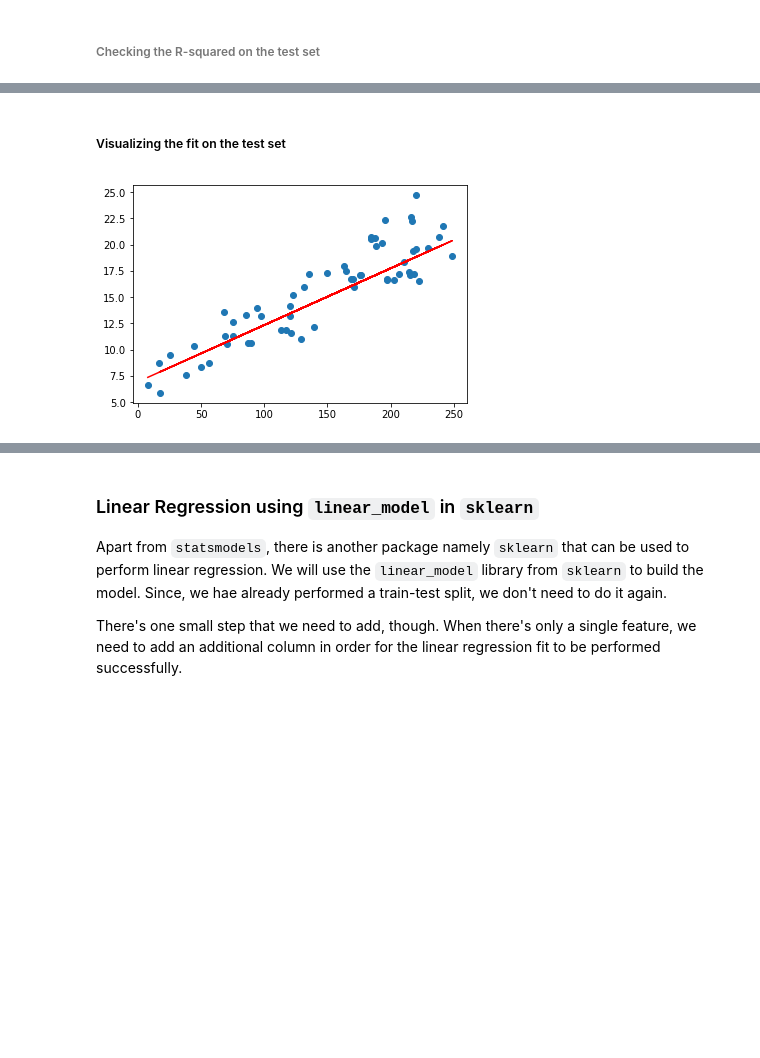
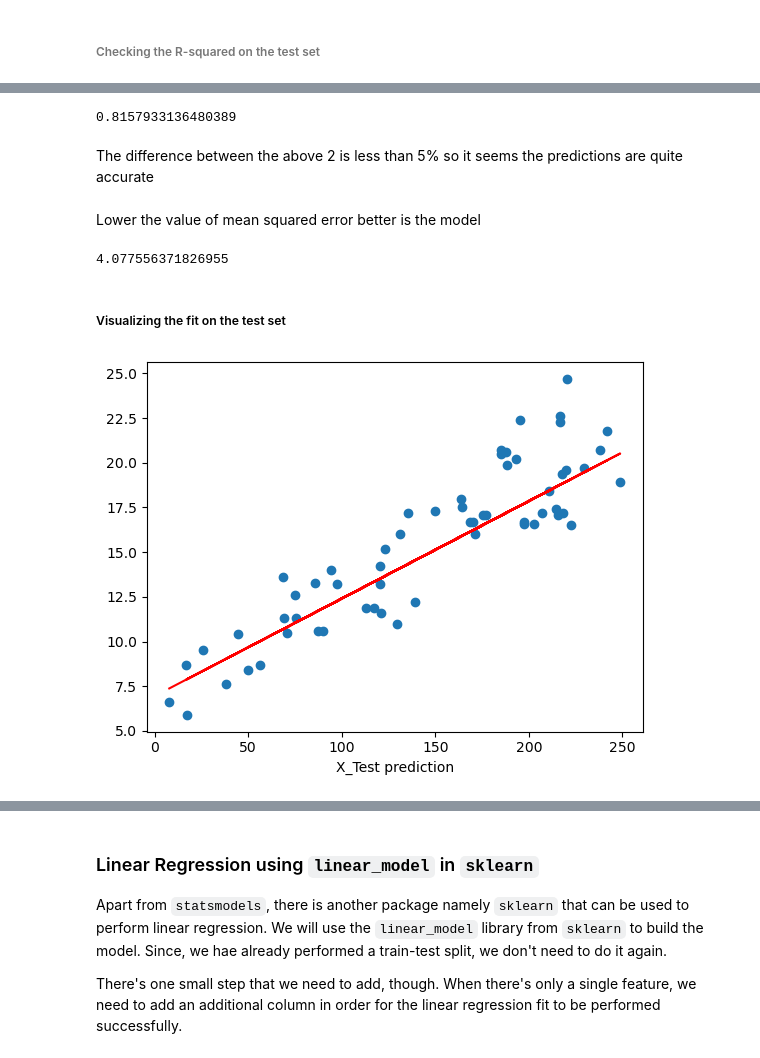
Before and after one commit to PrakNew/UpGrad, a Jupyter notebook: Phase2/Regression/Simple+Linear+Regression+in+Python.ipynb, the cells around one changed output, grey strips where cells are left out. Saved outputs shown, nothing was run; the diff lists cells and outputs as text; code cells hidden in the pictures; blank space fills up the shorter version.

```diff
--- a/Phase2/Regression/Simple+Linear+Regression+in+Python.ipynb
+++ b/Phase2/Regression/Simple+Linear+Regression+in+Python.ipynb
@@ -155,4 +159,5 @@ By default, the `statsmodels` library fits a line on the dataset which passes th
 X_train_sm = sm.add_constant(X_train)
 
 # Fit the resgression line using 'OLS'
-lr = sm.OLS(y_train, X_train_sm).fit()
+lr = sm.OLS(y_train, X_train_sm) # ordinary least squares
+lr = lr.fit() # lr_model
@@ -286,8 +306,24 @@ r_squared
+# %%
+# r2 on train
+r_squared = r2_score(y_true=y_train, y_pred=y_train_pred)
+r_squared
+# %% [output]
+0.8157933136480389
+# %% [markdown]
+The difference between the above 2 is less than 5% so it seems the predictions are quite accurate
+# %% [markdown]
+Lower the value of mean squared error better is the model
+# %%
+# mean squared error
+mean_squared_error(y_test, y_pred)
+# %% [output]
+4.077556371826955
 # %% [markdown]
 ##### Visualizing the fit on the test set
 # %%
 plt.scatter(X_test, y_test)
-plt.plot(X_test, 6.948 + 0.054 * X_test, 'r')
+plt.plot(X_test, y_pred, 'r')
+plt.xlabel("X_Test prediction")
 plt.show()
 # %% [output]
-[figure, old version]
+[figure, new version]
```
Also changed, not shown: parts of 20 cells of this notebook.
